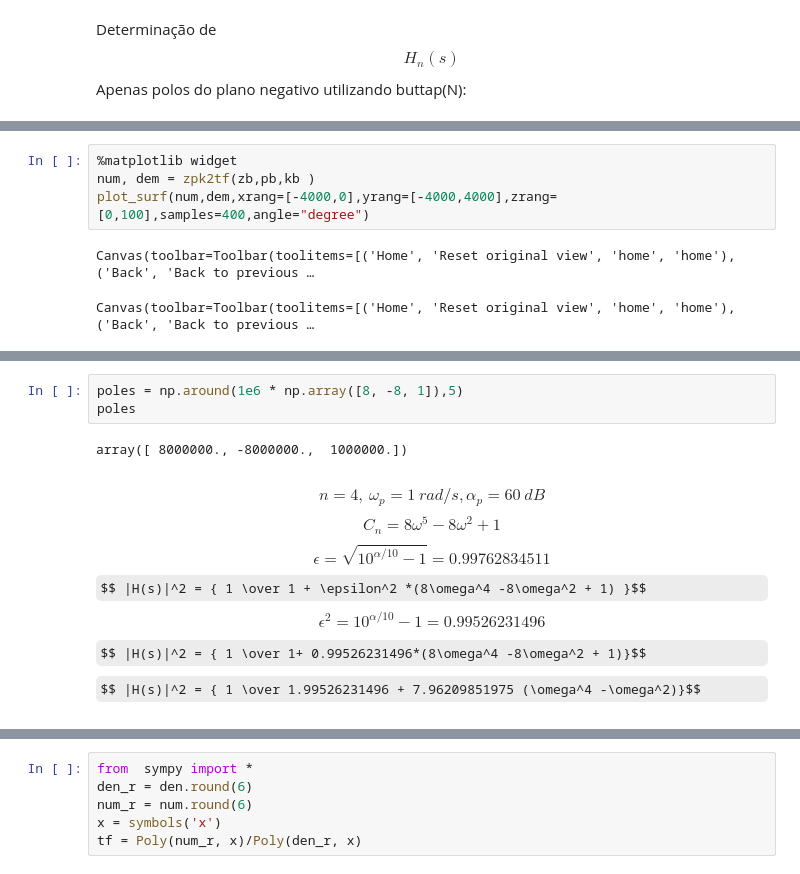
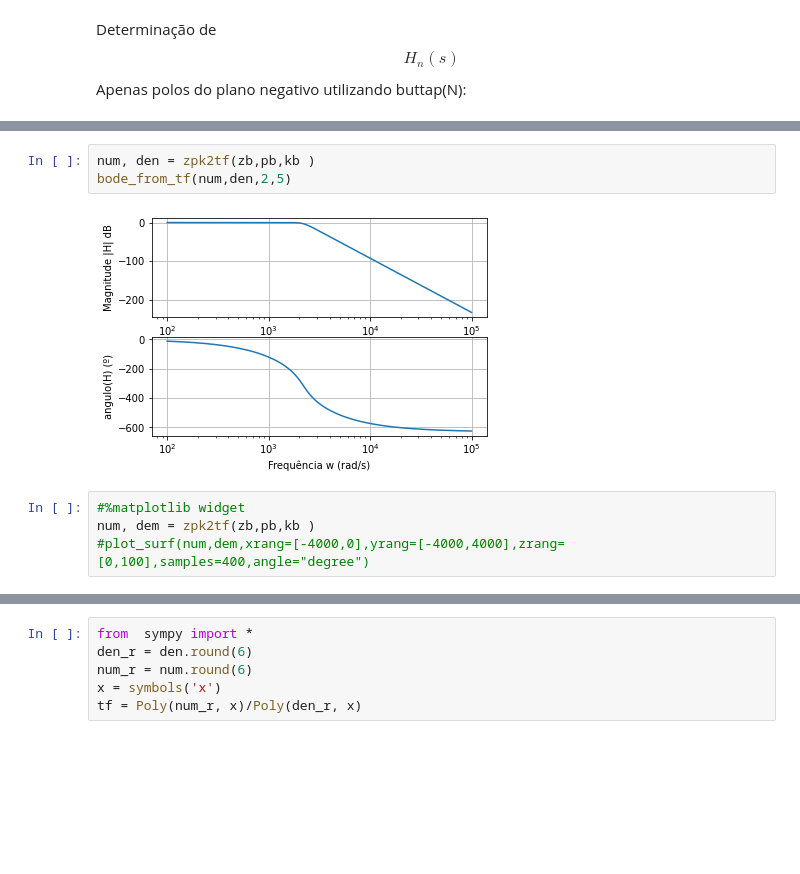
Before and after one commit to vic-torr/procsim, a Jupyter notebook: tp1/codigo/TP_1.ipynb, the cells around one changed output, grey strips where cells are left out. Saved outputs shown, nothing was run; the diff lists cells and outputs as text; some formulas as TeX source; blank space fills up the shorter version.

```diff
--- a/tp1/codigo/TP_1.ipynb
+++ b/tp1/codigo/TP_1.ipynb
@@ -127,24 +107,12 @@ plt.semilogx(f, phase2)    # Bode magnitude plot
+# %%
+num, den = zpk2tf(zb,pb,kb )
+bode_from_tf(num,den,2,5)
+# %% [output]
+[figure, added]
 # %%
-%matplotlib widget
+#%matplotlib widget
 num, dem = zpk2tf(zb,pb,kb )
-plot_surf(num,dem,xrang=[-4000,0],yrang=[-4000,4000],zrang=[0,100],samples=400,angle="degree")
+#plot_surf(num,dem,xrang=[-4000,0],yrang=[-4000,4000],zrang=[0,100],samples=400,angle="degree")
-# %% [output]
-Canvas(toolbar=Toolbar(toolitems=[('Home', 'Reset original view', 'home', 'home'), ('Back', 'Back to previous …
-Canvas(toolbar=Toolbar(toolitems=[('Home', 'Reset original view', 'home', 'home'), ('Back', 'Back to previous …
 # %% [markdown]
 ![q3](imgs/q3.png)
 ![q3](imgs/q3_b.png#center)
-# %%
-poles = np.around(1e6 * np.array([8, -8, 1]),5)
-poles
-# %% [output]
-array([ 8000000., -8000000.,  1000000.])
-# %% [markdown]
-$$ n=4,~ \omega_p = 1 ~rad/s, \alpha_p = 60 ~dB $$
-$$ C_n = { 8\omega^5 -8\omega^2 + 1 } $$
-$$ \epsilon = { \sqrt{10^{\alpha/10}-1}} = 0.99762834511$$
-$$ |H(s)|^2 = { 1 \over 1 + \epsilon^2 *(8\omega^4 -8\omega^2 + 1) }$$
-$$ \epsilon^2 = { 10^{\alpha/10}-1} = 0.99526231496$$
-
-$$ |H(s)|^2 = { 1 \over 1+ 0.99526231496*(8\omega^4 -8\omega^2 + 1)}$$
-$$ |H(s)|^2 = { 1 \over 1.99526231496 + 7.96209851975 (\omega^4 -\omega^2)}$$
```
Also changed, not shown: parts of 24 cells of this notebook, 1 other file.
